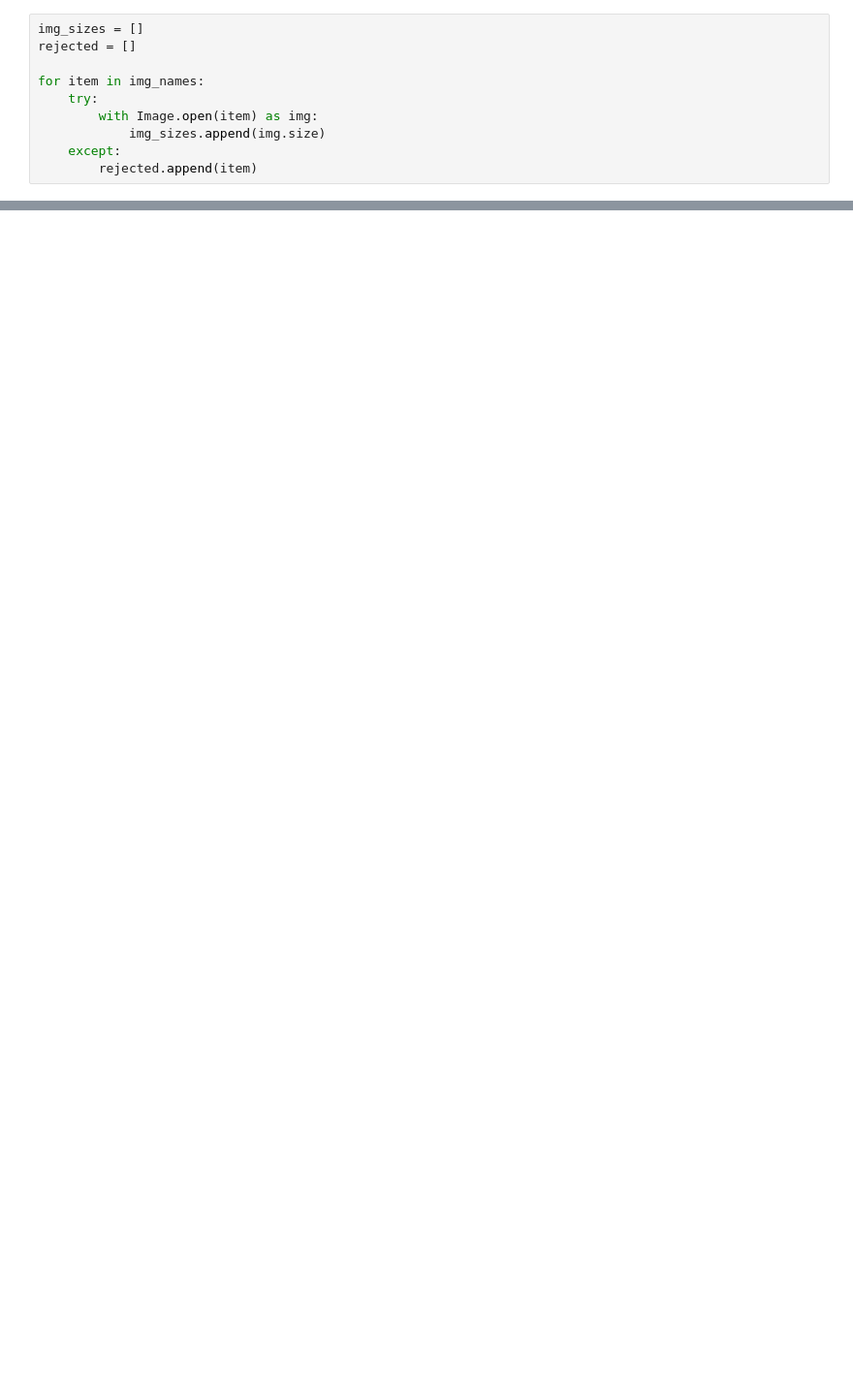
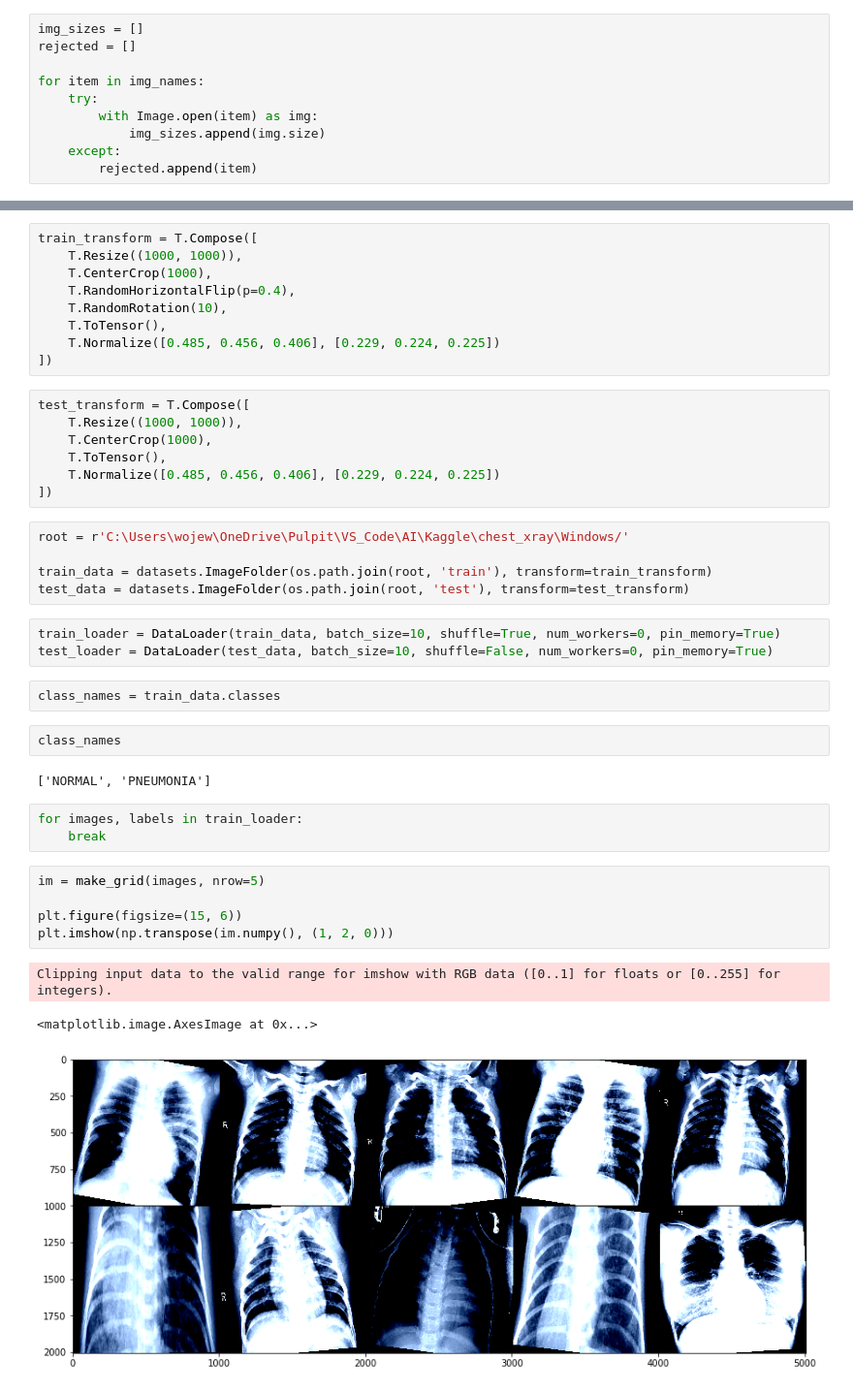
Before and after one commit to hubvoy/pneumonia_classifier_pytorch, a Jupyter notebook: pneumonia.ipynb, the cells around one changed output, grey strips where cells are left out. Shown at 97% size. Cells and saved outputs as stored; diff of their text form; blank space fills up the shorter version.

Commit message:
Everything before training

```diff
--- a/pneumonia.ipynb
+++ b/pneumonia.ipynb
@@ -47,0 +117,42 @@ print(len(rejected))
+# %%
+train_transform = T.Compose([
+    T.Resize((1000, 1000)),
+    T.CenterCrop(1000),
+    T.RandomHorizontalFlip(p=0.4),
+    T.RandomRotation(10),
+    T.ToTensor(),
+    T.Normalize([0.485, 0.456, 0.406], [0.229, 0.224, 0.225])
+])
+# %%
+test_transform = T.Compose([
+    T.Resize((1000, 1000)),
+    T.CenterCrop(1000),
+    T.ToTensor(),
+    T.Normalize([0.485, 0.456, 0.406], [0.229, 0.224, 0.225])
+])
+# %%
+root = r'C:\Users\wojew\OneDrive\Pulpit\VS_Code\AI\Kaggle\chest_xray\Windows/'
+
+train_data = datasets.ImageFolder(os.path.join(root, 'train'), transform=train_transform)
+test_data = datasets.ImageFolder(os.path.join(root, 'test'), transform=test_transform)
+# %%
+train_loader = DataLoader(train_data, batch_size=10, shuffle=True, num_workers=0, pin_memory=True)
+test_loader = DataLoader(test_data, batch_size=10, shuffle=False, num_workers=0, pin_memory=True)
+# %%
+class_names = train_data.classes
+# %%
+class_names
+# %% [output]
+['NORMAL', 'PNEUMONIA']
+# %%
+for images, labels in train_loader:
+    break
+# %%
+im = make_grid(images, nrow=5)
+
+plt.figure(figsize=(15, 6))
+plt.imshow(np.transpose(im.numpy(), (1, 2, 0)))
+# %% [output]
+Clipping input data to the valid range for imshow with RGB data ([0..1] for floats or [0..255] for integers).
+<matplotlib.image.AxesImage at 0x...>
+[figure, added]
```
Also changed, not shown: parts of 21 cells of this notebook.
